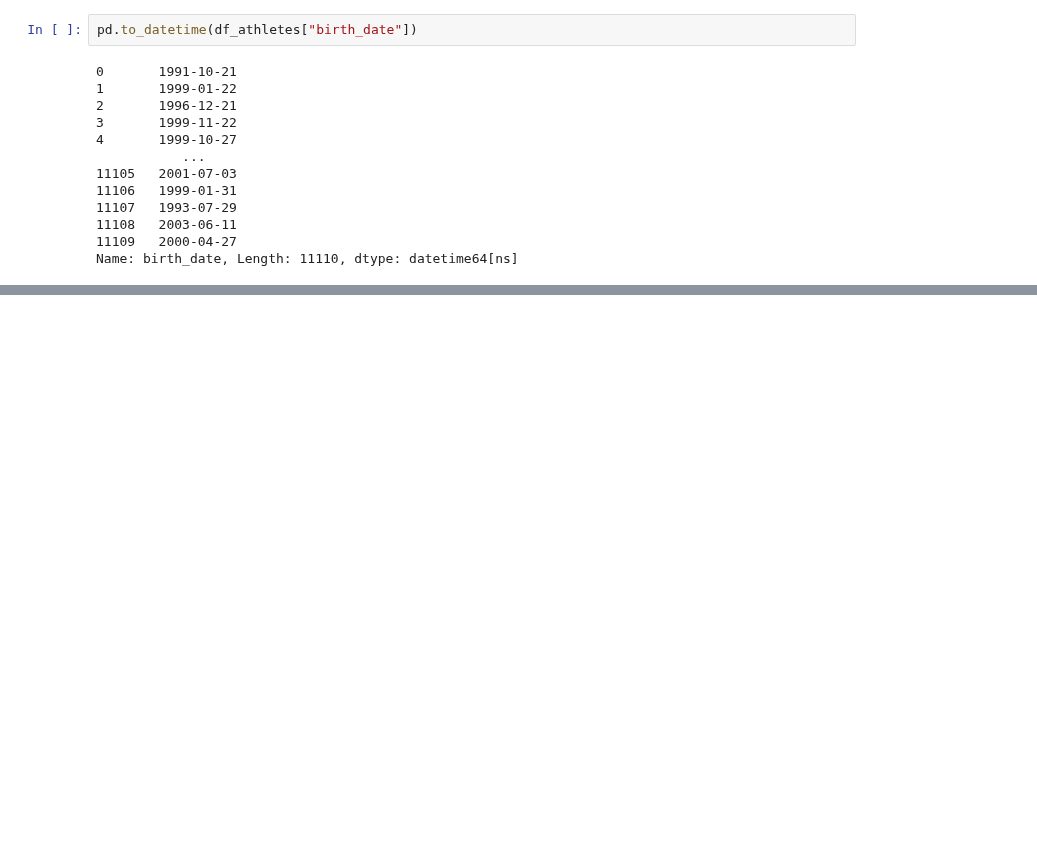
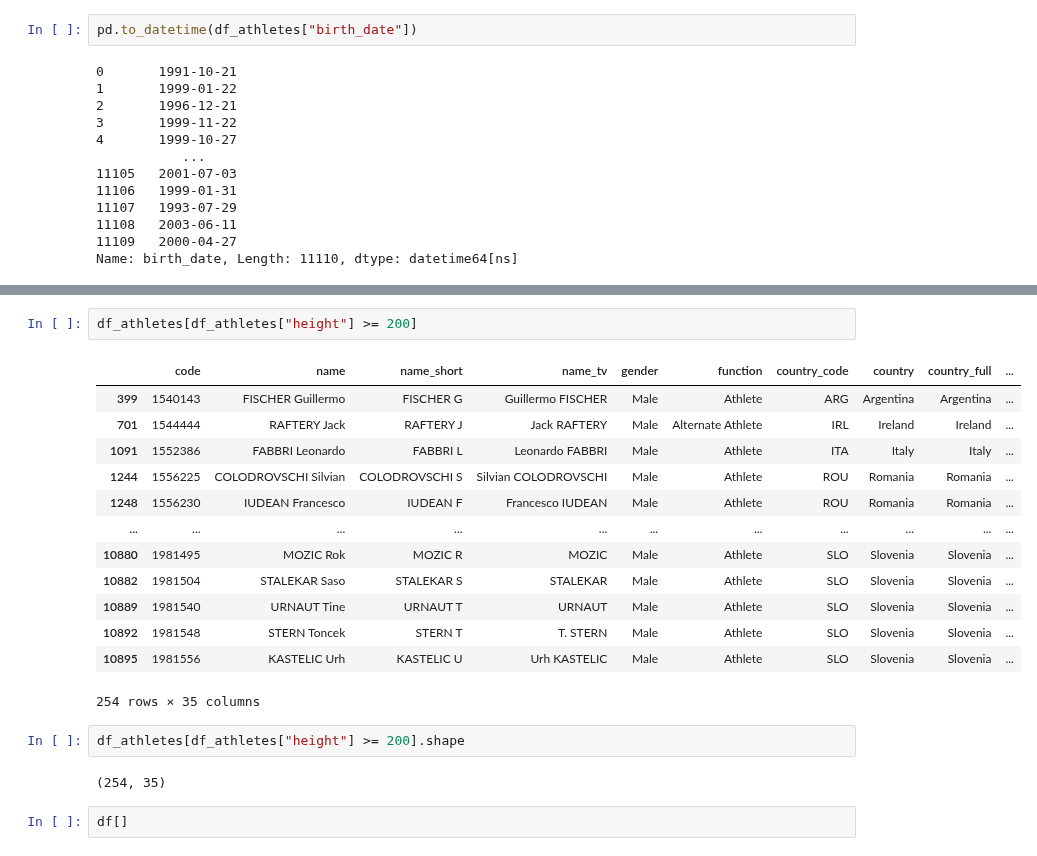
Before and after one commit to Laurentius96/DNC-DataScience, a Jupyter notebook: Materia_8-DataCleaning_Wrangling/Aula/DNC_DSM8_DataCleaning_LendoDadosEmExcel.ipynb, the cells around one changed output, grey strips where cells are left out. Drawn from its saved outputs; the diff is of its cells as text; blank space fills up the shorter version.

```diff
--- a/Materia_8-DataCleaning_Wrangling/Aula/DNC_DSM8_DataCleaning_LendoDadosEmExcel.ipynb
+++ b/Materia_8-DataCleaning_Wrangling/Aula/DNC_DSM8_DataCleaning_LendoDadosEmExcel.ipynb
@@ -175,0 +238,22 @@ Name: birth_date, Length: 11110, dtype: datetime64[ns]
+# %%
+df_athletes[df_athletes["height"] >= 200]
+# %% [output]
+|  | code | name | name_short | name_tv | gender | function | country_code | country | country_full | ... |
+| 399 | 1540143 | FISCHER Guillermo | FISCHER G | Guillermo FISCHER | Male | Athlete | ARG | Argentina | Argentina | ... |
+| 701 | 1544444 | RAFTERY Jack | RAFTERY J | Jack RAFTERY | Male | Alternate Athlete | IRL | Ireland | Ireland | ... |
+| 1091 | 1552386 | FABBRI Leonardo | FABBRI L | Leonardo FABBRI | Male | Athlete | ITA | Italy | Italy | ... |
+| 1244 | 1556225 | COLODROVSCHI Silvian | COLODROVSCHI S | Silvian COLODROVSCHI | Male | Athlete | ROU | Romania | Romania | ... |
+| 1248 | 1556230 | IUDEAN Francesco | IUDEAN F | Francesco IUDEAN | Male | Athlete | ROU | Romania | Romania | ... |
+| ... | ... | ... | ... | ... | ... | ... | ... | ... | ... | ... |
+| 10880 | 1981495 | MOZIC Rok | MOZIC R | MOZIC | Male | Athlete | SLO | Slovenia | Slovenia | ... |
+| 10882 | 1981504 | STALEKAR Saso | STALEKAR S | STALEKAR | Male | Athlete | SLO | Slovenia | Slovenia | ... |
+| 10889 | 1981540 | URNAUT Tine | URNAUT T | URNAUT | Male | Athlete | SLO | Slovenia | Slovenia | ... |
+| 10892 | 1981548 | STERN Toncek | STERN T | T. STERN | Male | Athlete | SLO | Slovenia | Slovenia | ... |
+| 10895 | 1981556 | KASTELIC Urh | KASTELIC U | Urh KASTELIC | Male | Athlete | SLO | Slovenia | Slovenia | ... |
+254 rows × 35 columns
+# %%
+df_athletes[df_athletes["height"] >= 200].shape
+# %% [output]
+(254, 35)
+# %%
+df[]
```
Also changed, not shown: parts of 7 cells of this notebook.
